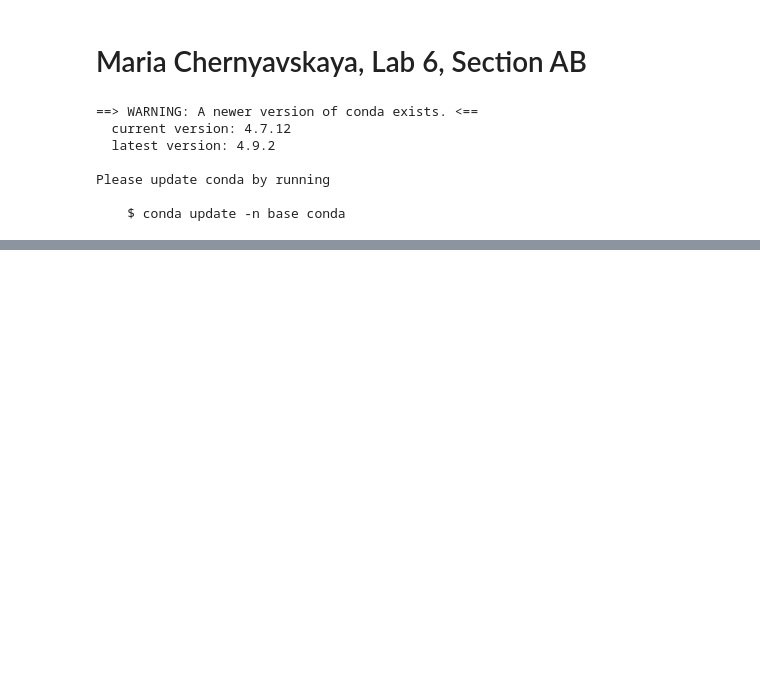
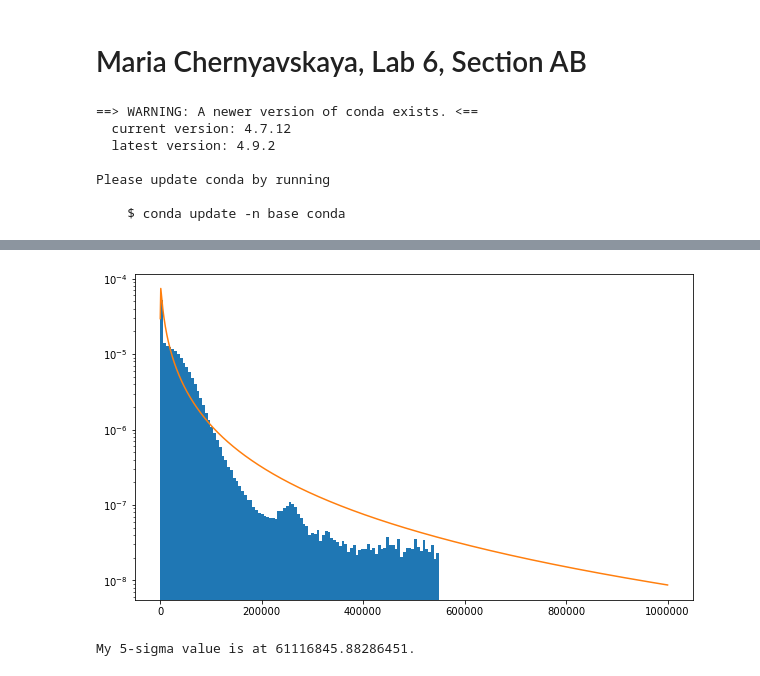
Before and after one commit to maria8ch/Phys434_BigData, a Jupyter notebook: Chernyavskaya_Report6.ipynb, the cells around one changed output, grey strips where cells are left out. Saved outputs shown, nothing was run; the diff lists cells and outputs as text; code cells hidden in the pictures; blank space fills up the shorter version.

```diff
--- a/Chernyavskaya_Report6.ipynb
+++ b/Chernyavskaya_Report6.ipynb
@@ -65,0 +87,8 @@ e) Discuss the answer to part d in some depth. Is it symmetric? Is it biased? Do
+# %%
+sig, mean, scale = stats.lognorm.fit(back_clean)
+# %%
+plt.hist(back_clean,bins=100,density=True);
+plt.plot(np.linspace(0,1e6,1000),stats.lognorm.pdf(np.linspace(0, 1e6,1000), s= sig, loc=mean, scale=scale))
+plt.yscale('log');
+# %% [output]
+[figure, added]
@@ -65,0 +97,6 @@ e) Discuss the answer to part d in some depth. Is it symmetric? Is it biased? Do
+# %%
+dist = stats.lognorm(sig, mean, scale)
+five_sig = dist.ppf(stats.norm.cdf(5))
+print(f"My 5-sigma value is at {five_sig}.")
+# %% [output]
+My 5-sigma value is at 61116845.88286451.
```
Also changed, not shown: parts of 14 cells of this notebook.
